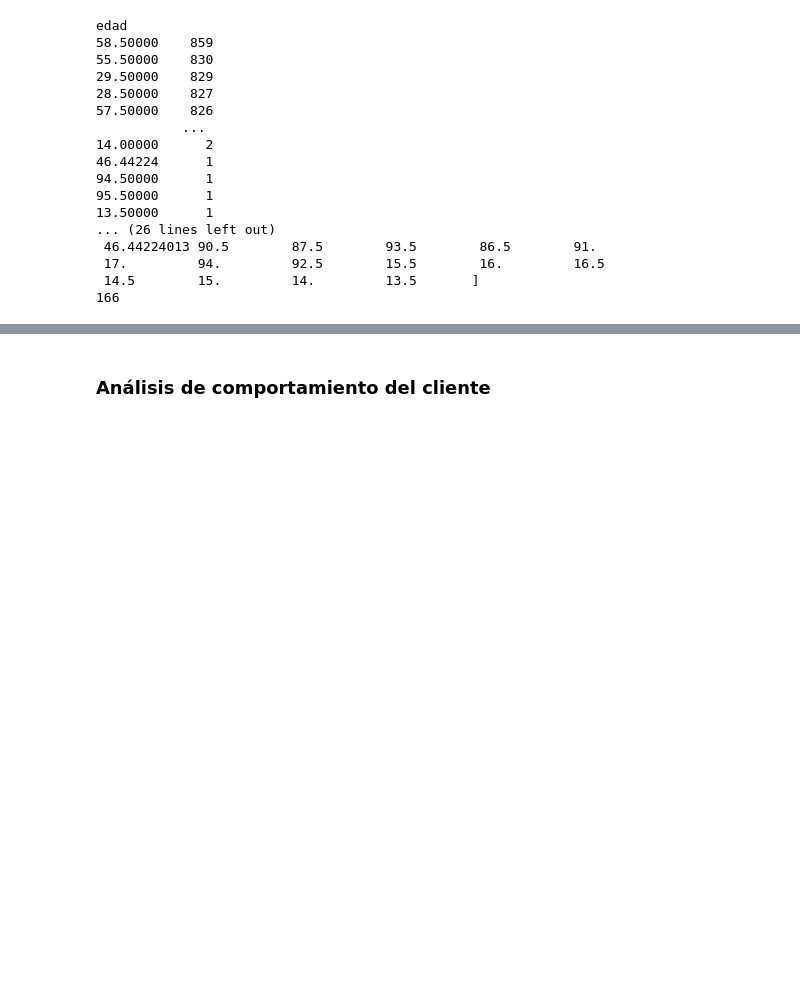
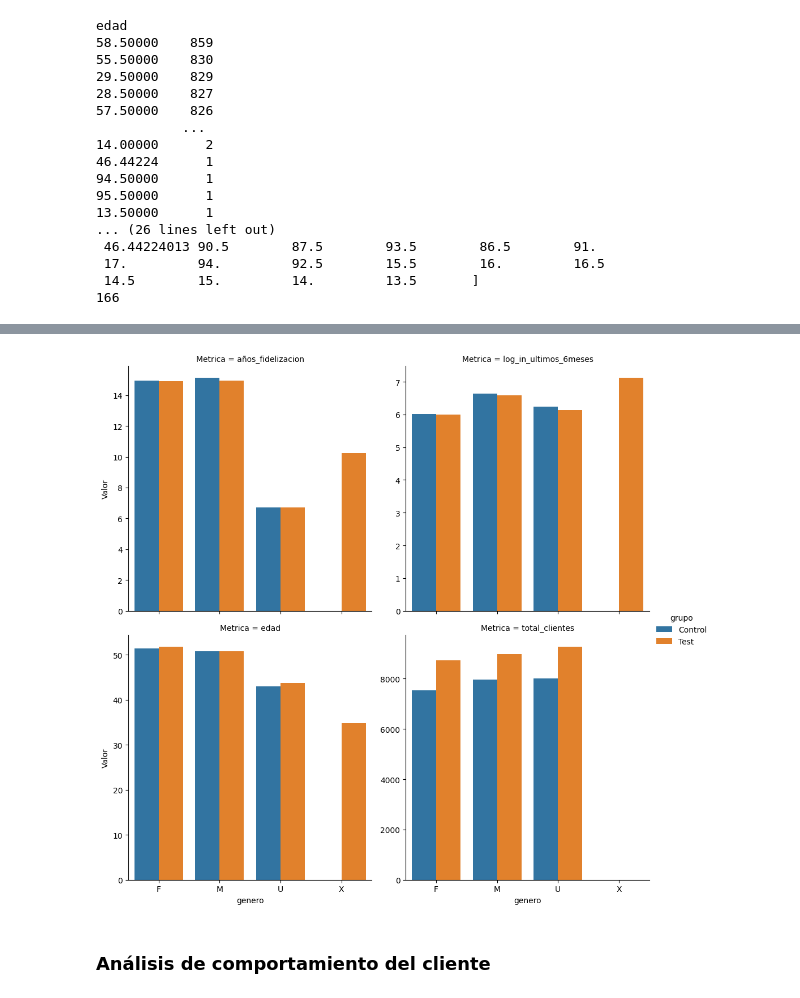
Before and after one commit to carmamenriosrodriguez/proyecto-5-, a Jupyter notebook: Proyecto.ipynb, the cells around one changed output, grey strips where cells are left out. Saved outputs shown, nothing was run; the diff lists cells and outputs as text; code cells hidden in the pictures; blank space fills up the shorter version.

```diff
--- a/Proyecto.ipynb
+++ b/Proyecto.ipynb
@@ -227,0 +236,14 @@ edad
+# %%
+perfil_control= df_control.groupby("genero").agg({
+    "años_fidelizacion":"mean",
+    "log_in_ultimos_6meses":"mean",
+    "edad":"mean",
+    "client_id":"nunique"
+   }).rename(columns={"client_id":"total_clientes"})
+# %%
+perfil_test=df_test.groupby("genero").agg({
+    "años_fidelizacion":"mean",
+    "log_in_ultimos_6meses":"mean",
+    "edad":"mean",
+    "client_id":"nunique"
+   }).rename(columns={"client_id":"total_clientes"})
@@ -228,3 +267,18 @@ edad
+# %%
+perfil_control["grupo"]="Control"
+perfil_test["grupo"]="Test"
+# %%
+df_grupos = pd.concat([perfil_control.reset_index(), perfil_test.reset_index()])
+# %%
+
+df_plot = df_grupos.melt(id_vars=['genero', 'grupo'], var_name='Metrica', value_name='Valor')
+
+# Crear un gráfico facetado
+g = sns.catplot(
+    data=df_plot, x='genero', y='Valor', hue='grupo',
+    col='Metrica', kind='bar', col_wrap=2, sharey=False)
+# %% [output]
+[figure, added]
 # %% [markdown]
 ### Análisis de comportamiento del cliente
 # %%
```
Also changed, not shown: parts of 41 cells of this notebook.
